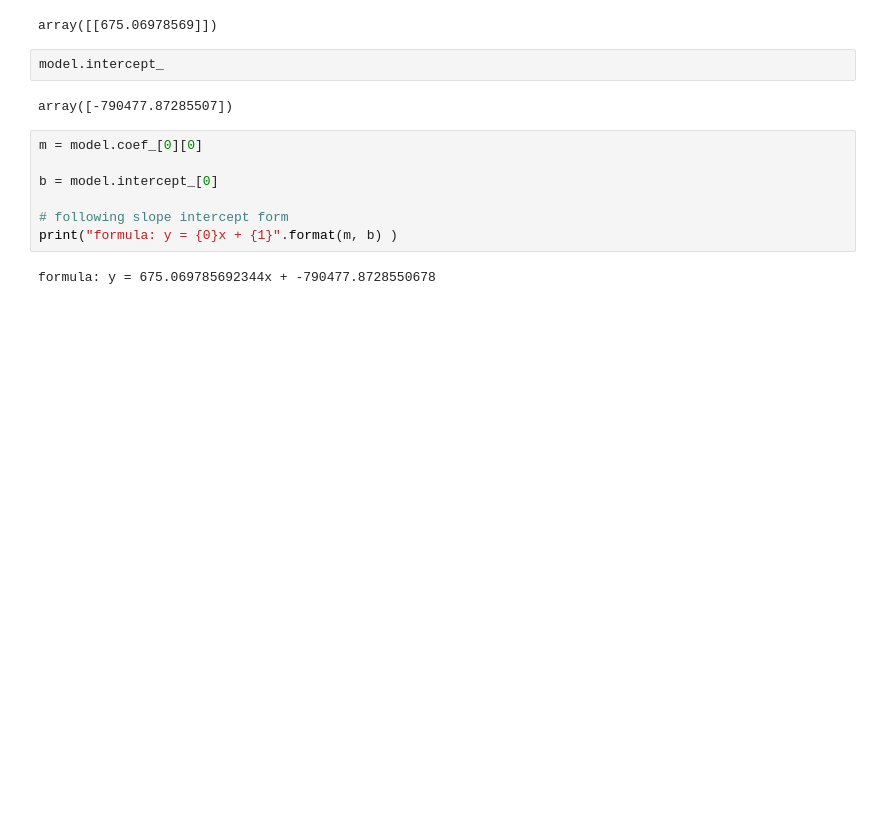
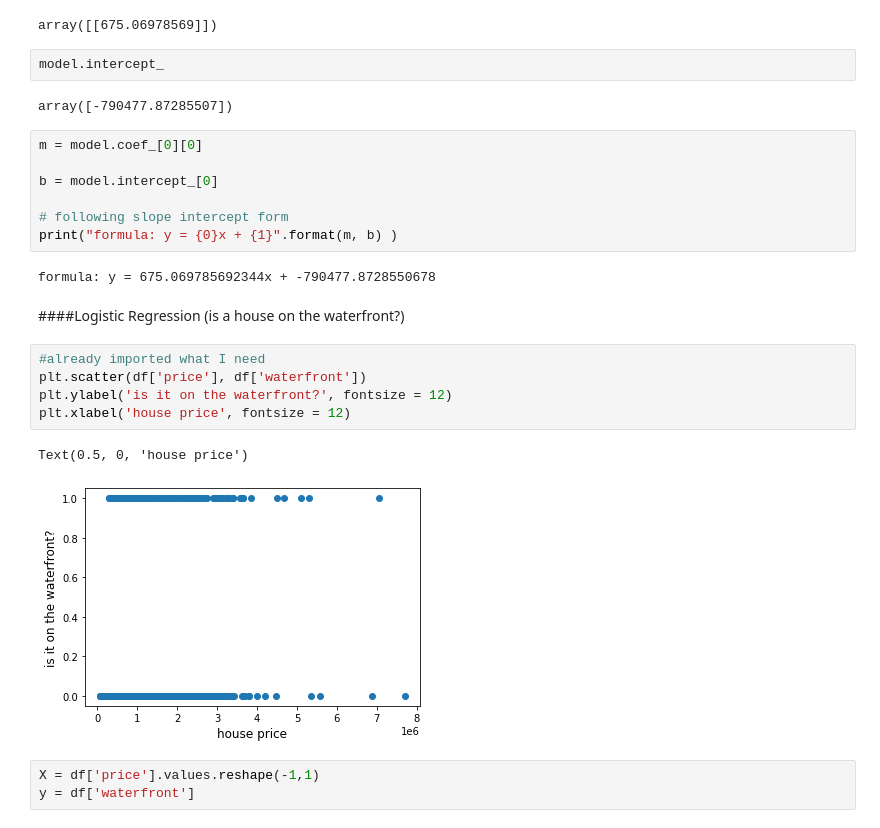
Before and after one commit to RicStrong/Kings_County_Real_Estate, a Jupyter notebook: KingsCountyRealEstate.ipynb, the cells around one changed output. Saved outputs shown, nothing was run; the diff lists cells and outputs as text; blank space fills up the shorter version.

```diff
--- a/KingsCountyRealEstate.ipynb
+++ b/KingsCountyRealEstate.ipynb
@@ -188,3 +193,16 @@ b = model.intercept_[0]
 print("formula: y = {0}x + {1}".format(m, b) )
 # %% [output]
 formula: y = 675.069785692344x + -790477.8728550678
+# %% [markdown]
+####Logistic Regression (is a house on the waterfront?)
+# %%
+#already imported what I need
+plt.scatter(df['price'], df['waterfront'])
+plt.ylabel('is it on the waterfront?', fontsize = 12)
+plt.xlabel('house price', fontsize = 12)
+# %% [output]
+Text(0.5, 0, 'house price')
+[figure, added]
+# %%
+X = df['price'].values.reshape(-1,1)
+y = df['waterfront']
```
Also changed, not shown: parts of 66 cells of this notebook.
